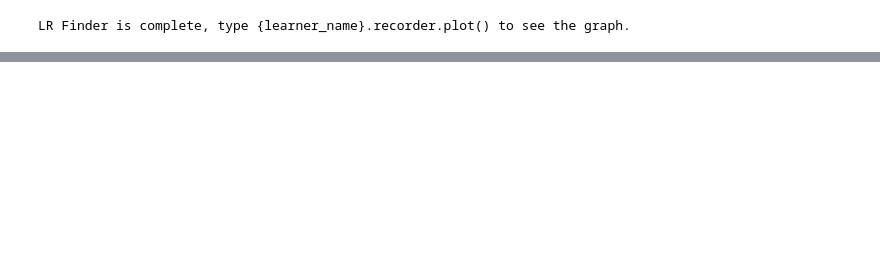
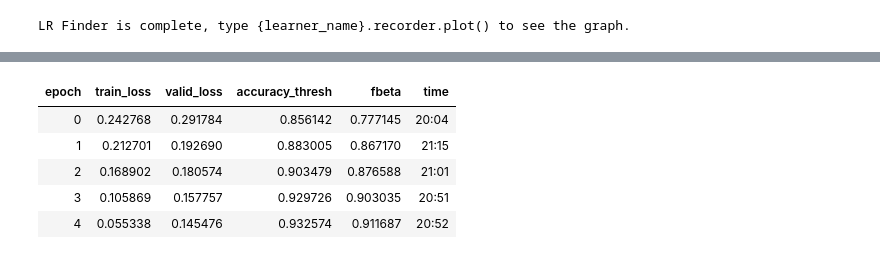
Before and after one commit to macrae/comics-net, a Jupyter notebook: jupyter/fastai_spike.ipynb, the cells around one changed output, grey strips where cells are left out. Saved outputs shown, nothing was run; the diff lists cells and outputs as text; code cells hidden in the pictures; blank space fills up the shorter version.

```diff
--- a/jupyter/fastai_spike.ipynb
+++ b/jupyter/fastai_spike.ipynb
@@ -122,4 +129,11 @@ learn.recorder.plot()
 # %%
-learn.fit_one_cycle(5, slice(1e-5, lr/5))
+learn.fit_one_cycle(5, slice(1e-3, lr/5))
+# %% [output]
+| epoch | train_loss | valid_loss | accuracy_thresh | fbeta | time |
+| 0 | 0.242768 | 0.291784 | 0.856142 | 0.777145 | 20:04 |
+| 1 | 0.212701 | 0.192690 | 0.883005 | 0.867170 | 21:15 |
+| 2 | 0.168902 | 0.180574 | 0.903479 | 0.876588 | 21:01 |
+| 3 | 0.105869 | 0.157757 | 0.929726 | 0.903035 | 20:51 |
+| 4 | 0.055338 | 0.145476 | 0.932574 | 0.911687 | 20:52 |
 # %%
 learn.save('justice-league-stage-2-rn50')
```
Also changed, not shown: parts of 9 cells of this notebook.
